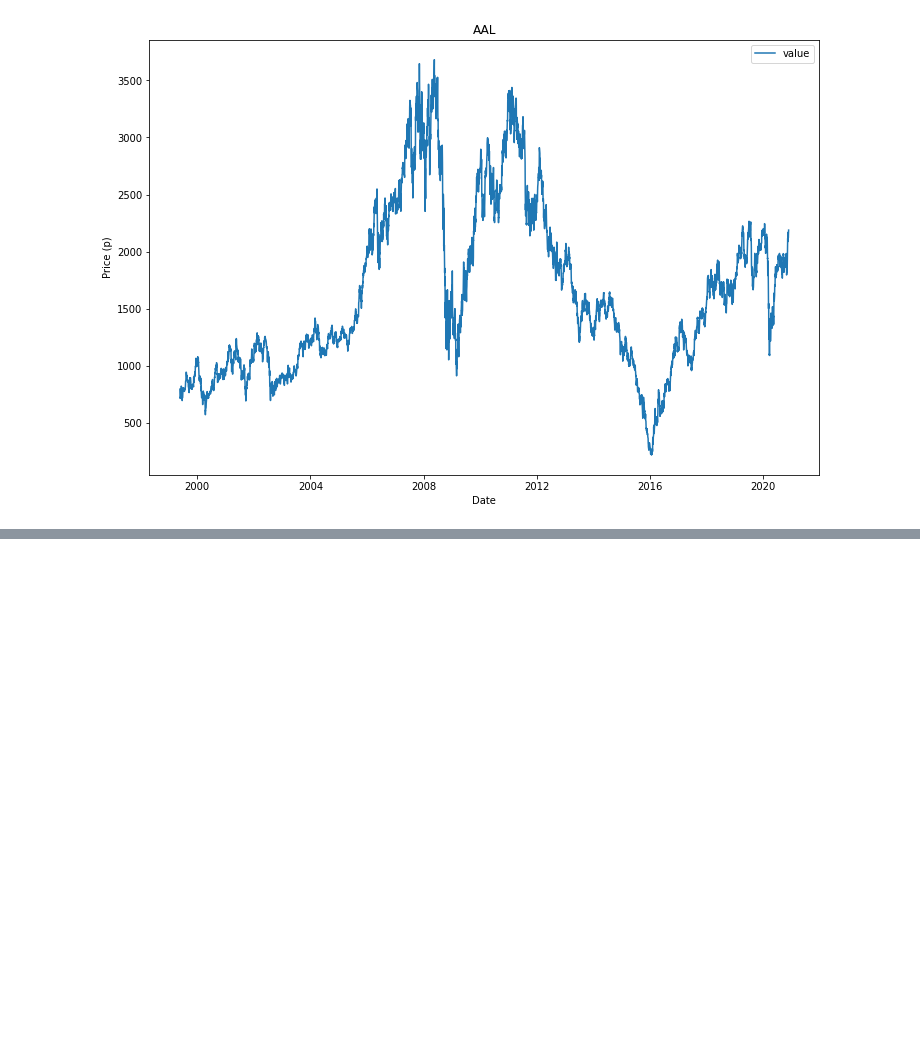
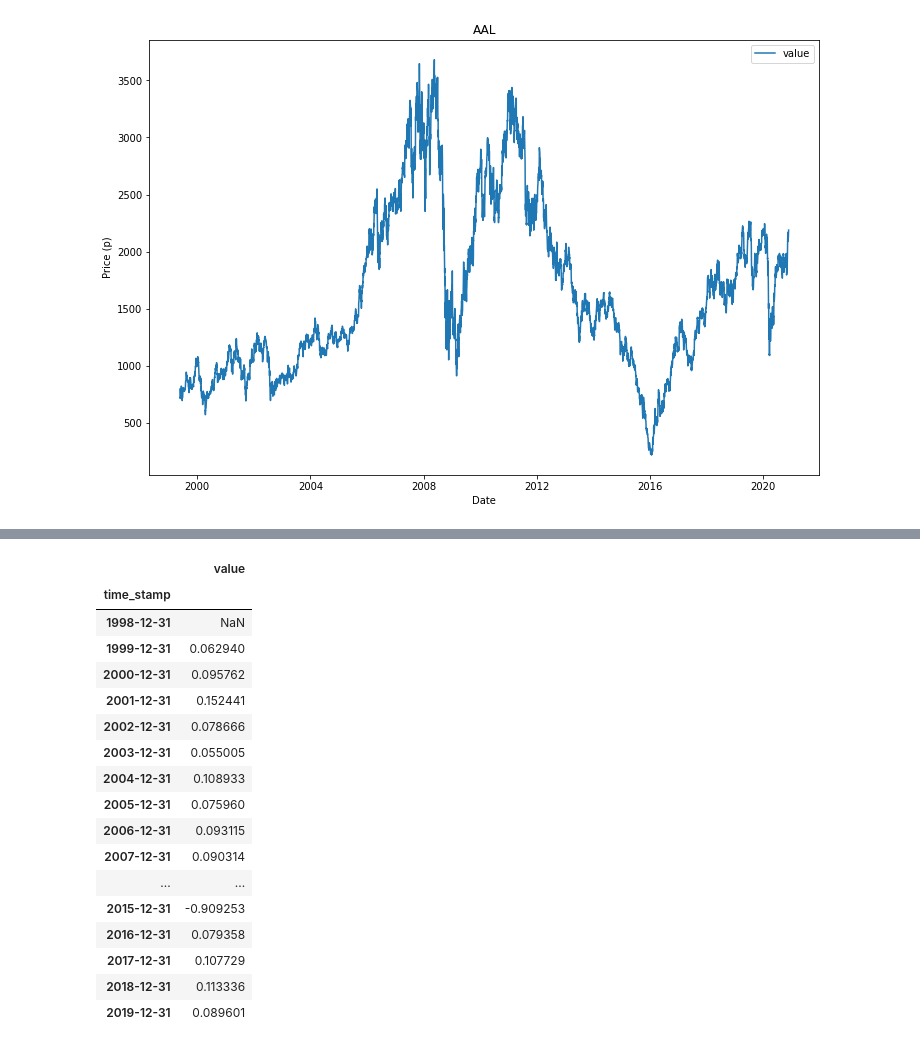
Before and after one commit to dmitchell-dev/value_investing, a Jupyter notebook: orm_jupyter_test.ipynb, the cells around one changed output, grey strips where cells are left out. Drawn from its saved outputs; the diff is of its cells as text; code cells hidden in the pictures; blank space fills up the shorter version.

```diff
--- a/orm_jupyter_test.ipynb
+++ b/orm_jupyter_test.ipynb
@@ -97,0 +136,23 @@ df_calc_data
+# %%
+df_unpivot = select_color.melt()
+df_unpivot = df_unpivot.set_index('time_stamp')
+df_unpivot
+# %% [output]
+|  | value |
+| time_stamp |  |
+| 1998-12-31 | NaN |
+| 1999-12-31 | 0.062940 |
+| 2000-12-31 | 0.095762 |
+| 2001-12-31 | 0.152441 |
+| 2002-12-31 | 0.078666 |
+| 2003-12-31 | 0.055005 |
+| 2004-12-31 | 0.108933 |
+| 2005-12-31 | 0.075960 |
+| 2006-12-31 | 0.093115 |
+| 2007-12-31 | 0.090314 |
+| ... | ... |
+| 2015-12-31 | -0.909253 |
+| 2016-12-31 | 0.079358 |
+| 2017-12-31 | 0.107729 |
+| 2018-12-31 | 0.113336 |
+| 2019-12-31 | 0.089601 |
```
Also changed, not shown: parts of 5 cells of this notebook, 4 other files.
